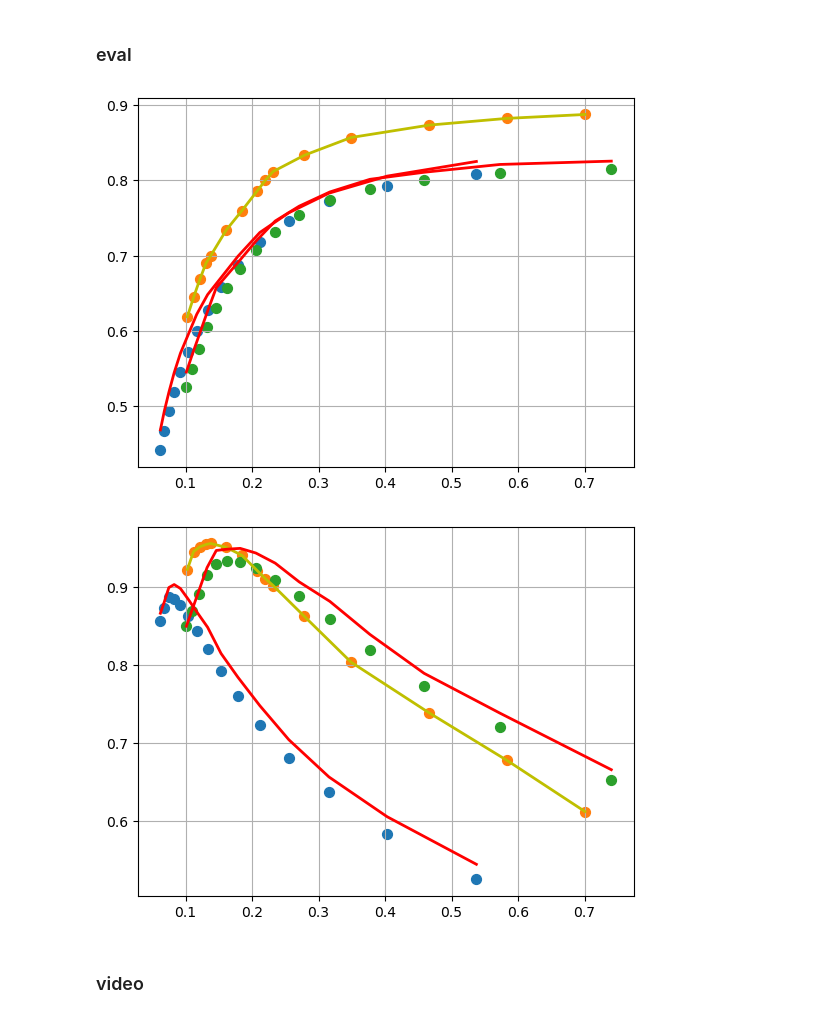
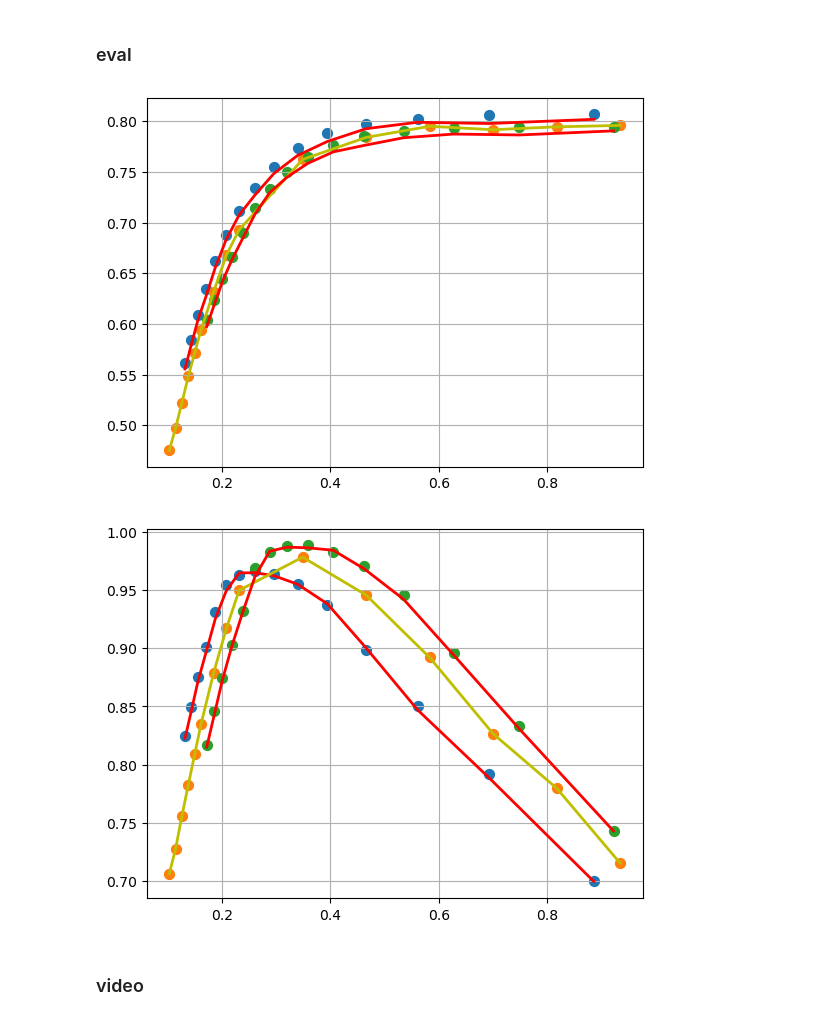
Before and after one commit to ng0177/network, a Jupyter notebook: muma-03.ipynb, the cells around one changed output. Drawn from its saved outputs; the diff is of its cells as text; code cells hidden in the pictures.

```diff
--- a/muma-03.ipynb
+++ b/muma-03.ipynb
@@ -259,3 +252,13 @@ x_data = np.append(x_data,x_dataT_24,axis=0)
+# %%
+# test
+#x_dataT_24 = np.array([ [24,400,1.45],[24,400,1.50],[24,400,1.55],[24,400,1.60],[24,400,1.65],
+#                        [24,400,1.70],[24,400,1.80],[24,400,1.90],[24,400,2.00],[24,400,2.50],
+#                        [24,400,3.00],[24,400,3.50],[24,400,4.00],[24,400,4.50],[24,400,5.00]])
+x_dataT_24 = np.array([ [30,400,1.45],[30,400,1.50],[30,400,1.55],[30,400,1.60],[30,400,1.65],
+                        [30,400,1.70],[30,400,1.80],[30,400,1.90],[30,400,2.00],[30,400,2.50],
+                        [30,400,3.00],[30,400,3.50],[30,400,4.00],[30,400,4.50],[30,400,5.00]])
+
+x_data = np.append(x_data,x_dataT_24,axis=0)
 # %%
 # check test
 x_data[:]
@@ -585,48 +578,48 @@ array([[0.        ],
 #plt.plot( x_data10n[:,[2]], y_predicted10n[:,[0]], 'b', linewidth=2)
 
 # test up flow
-plt.scatter(x_data4n[:,[2]], y_data4n[:,[0]], s=50)
-plt.plot( x_data4n[:,[2]], y_predicted4n[:,[0]], 'r', linewidth=2)
+plt.scatter(x_data6n[:,[2]], y_data6n[:,[0]], s=50)
+plt.plot( x_data6n[:,[2]], y_predicted6n[:,[0]], 'r', linewidth=2)
 # test flow
 plt.scatter(x_dataTn[:,[2]], y_predictedTn[:,[0]], s=50)
 plt.plot( x_dataTn[:,[2]], y_predictedTn[:,[0]], 'y', linewidth=2)
 # test down flow
-plt.scatter(x_data5n[:,[2]], y_data5n[:,[0]], s=50)
-plt.plot( x_data5n[:,[2]], y_predicted5n[:,[0]], 'r', linewidth=2)
+plt.scatter(x_data7n[:,[2]], y_data7n[:,[0]], s=50)
+plt.plot( x_data7n[:,[2]], y_predicted7n[:,[0]], 'r', linewidth=2)
 
 plt.grid()
 #plt.show()
 plt.savefig('training.png', dpi=300)
 #files.download("training.png")
 # %% [output]
-[figure, old version]
+[figure, new version]
 # %%
 # plot flow
 
 # 1: efficiency
 #plt.scatter(x_data1n[:,[2]], y_data1n[:,[1]], s=50)
 #plt.plot( x_data1n[:,[2]], y_predicted1n[:,[1]], 'r', linewidth=2)
 
 #plt.scatter(x_data10n[:,[2]], y_data10n[:,[1]], s=50)
 #plt.plot( x_data10n[:,[2]], y_predicted10n[:,[1]], 'r', linewidth=2)
 
 # test up efficiency
-plt.scatter(x_data4n[:,[2]], y_data4n[:,[1]], s=50)
-plt.plot( x_data4n[:,[2]], y_predicted4n[:,[1]], 'r', linewidth=2)
+plt.scatter(x_data6n[:,[2]], y_data6n[:,[1]], s=50)
+plt.plot( x_data6n[:,[2]], y_predicted6n[:,[1]], 'r', linewidth=2)
 # test efficiency
 plt.scatter(x_dataTn[:,[2]], y_predictedTn[:,[1]], s=50)
 plt.plot( x_dataTn[:,[2]], y_predictedTn[:,[1]], 'y', linewidth=2)
 # test down efficiency
-plt.scatter(x_data5n[:,[2]], y_data5n[:,[1]], s=50)
-plt.plot( x_data5n[:,[2]], y_predicted5n[:,[1]], 'r', linewidth=2)
+plt.scatter(x_data7n[:,[2]], y_data7n[:,[1]], s=50)
+plt.plot( x_data7n[:,[2]], y_predicted7n[:,[1]], 'r', linewidth=2)
 
 
 plt.grid()
 #plt.show()
 plt.savefig('training.png', dpi=300)
 #files.download("training.png")
 # %% [output]
-[figure, old version]
+[figure, new version]
 # %% [markdown]
 ### video
 # %%
```
Also changed, not shown: parts of 6 cells of this notebook, 1 other file.
